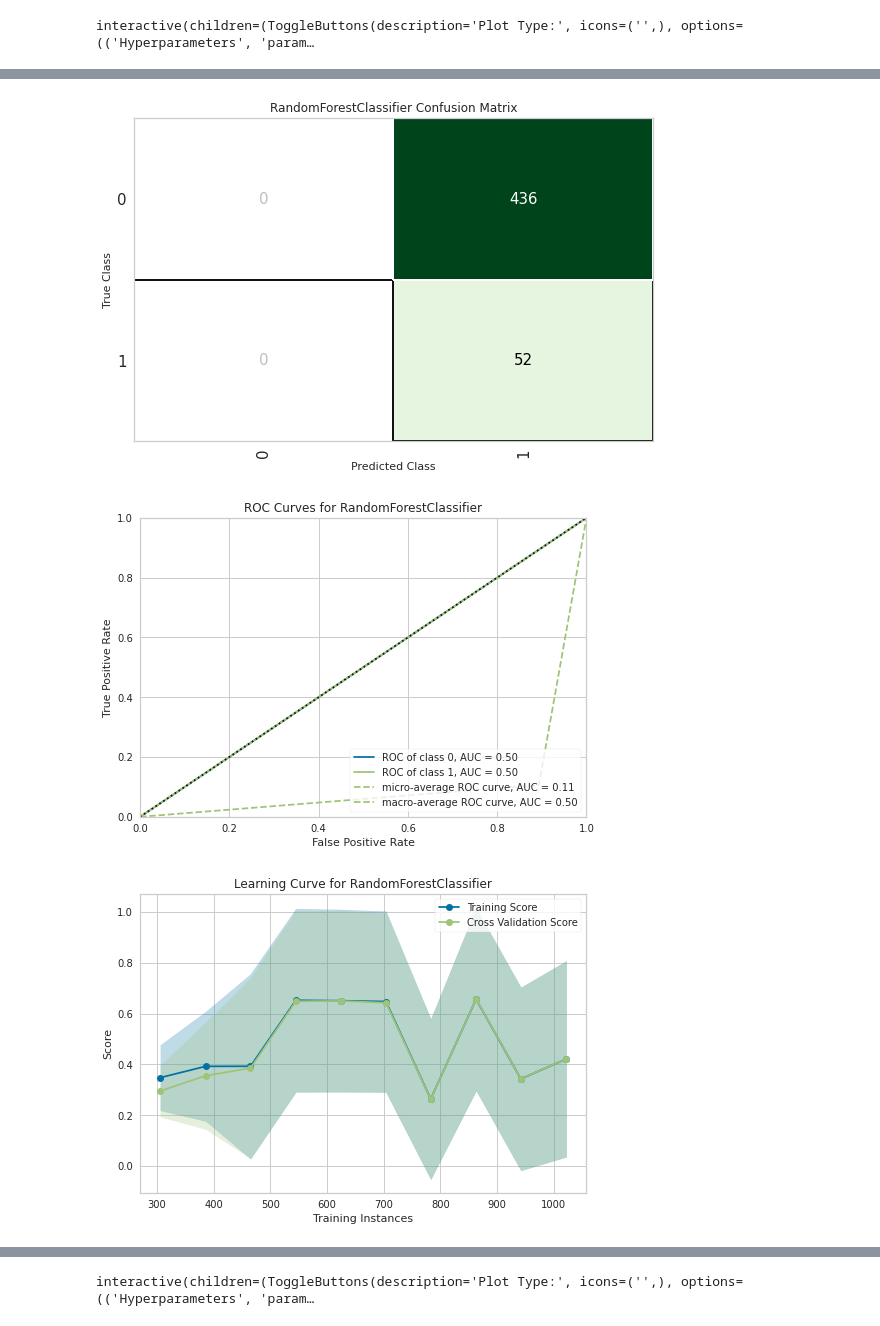
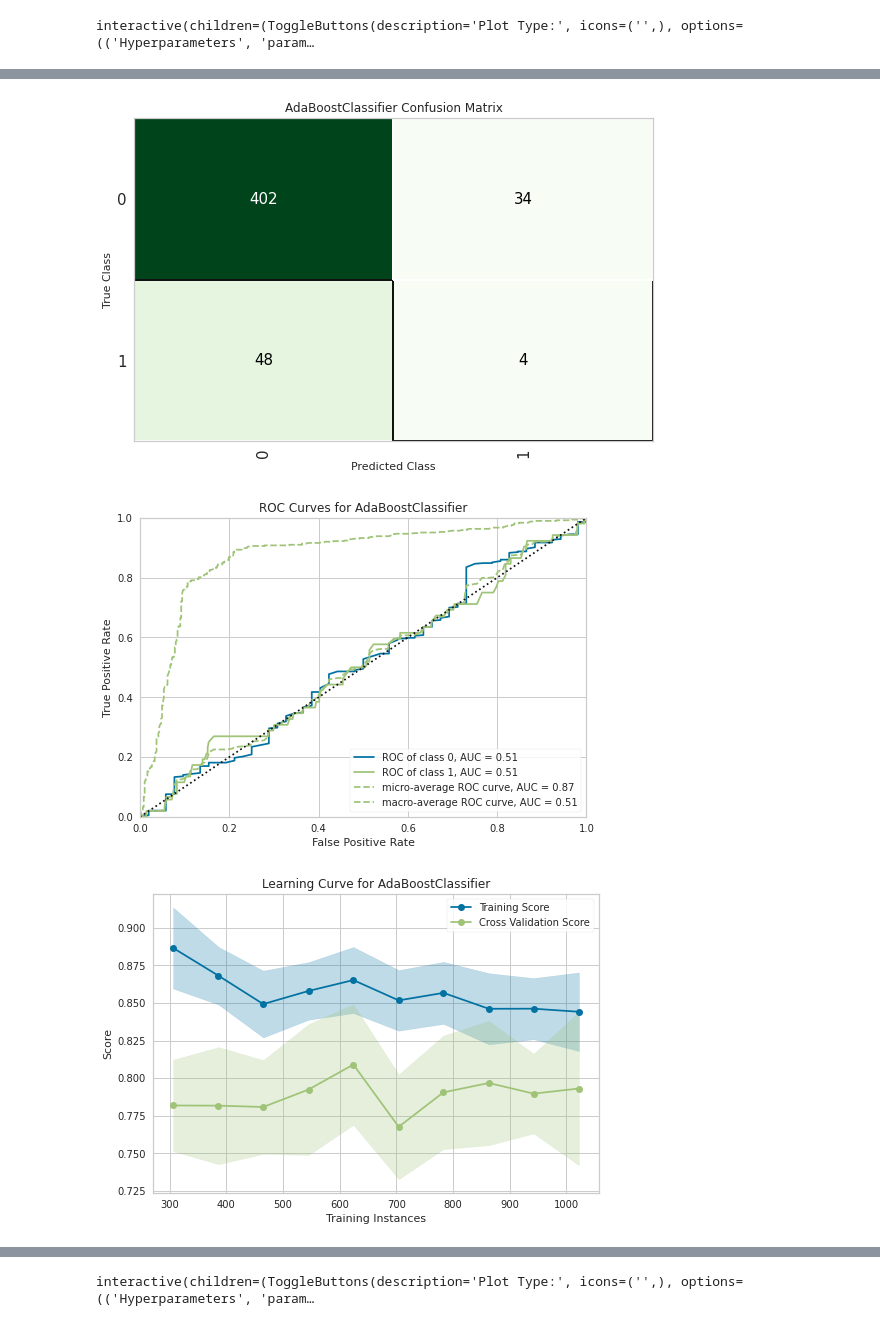
Before and after one commit to jdpinedaj/SentimentMountEtna, a Jupyter notebook: notebooks/2_etna_classification.ipynb, the cells around one changed output, grey strips where cells are left out. Cells and saved outputs as stored; diff of their text form; code cells hidden in the pictures.

```diff
--- a/notebooks/2_etna_classification.ipynb
+++ b/notebooks/2_etna_classification.ipynb
@@ -297,5 +312,5 @@ interactive(children=(ToggleButtons(description='Plot Type:', icons=('',), optio
 # %%
 # Best ML analysis
-rf = create_model(estimator = 'rf')
+ada = create_model(estimator = 'ada')
 # %% [output]
 |  | Accuracy | AUC | Recall | Prec. | F1 | Kappa | MCC |
@@ -348,5 +363,5 @@ interactive(children=(ToggleButtons(description='Plot Type:', icons=('',), optio
 # %%
 # tune hyperparameters to optimize AUC
-tuned_rf = tune_model(rf, optimize = 'recall', n_iter=80)
+tuned_ada = tune_model(ada, optimize = 'recall', n_iter=80)
 # %% [output]
 |  | Accuracy | AUC | Recall | Prec. | F1 | Kappa | MCC |
@@ -370,16 +385,16 @@ plot_model(estimator = tuned_rf, plot = 'class_report')
 # %%
 # Plotting the confusion matrix
-plot_model(estimator = tuned_rf, plot = 'confusion_matrix')
+plot_model(estimator = tuned_ada, plot = 'confusion_matrix')
 # %% [output]
-[figure, old version]
+[figure, new version]
 # %%
 # Plotting the AUC
-plot_model(estimator = tuned_rf, plot = 'auc')
+plot_model(estimator = tuned_ada, plot = 'auc')
 # %% [output]
-[figure, old version]
+[figure, new version]
 # %%
 # Plotting the learning curve
-plot_model(estimator = tuned_rf, plot = 'learning' )
+plot_model(estimator = tuned_ada, plot = 'learning' )
 # %% [output]
-[figure, old version]
+[figure, new version]
 # %%
```
Also changed, not shown: parts of 98 cells of this notebook.
